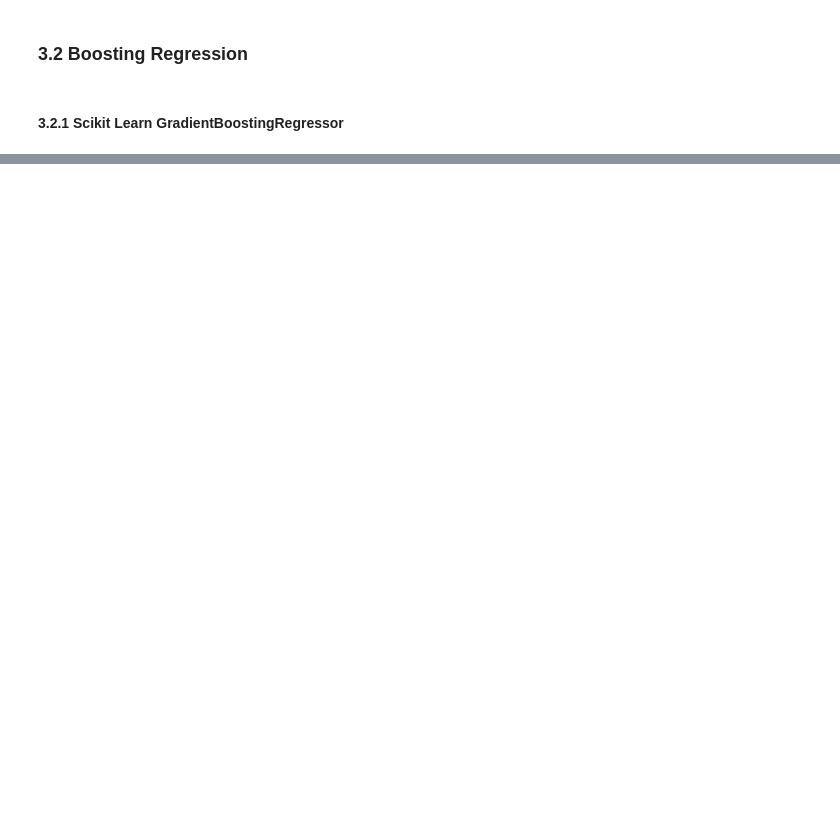
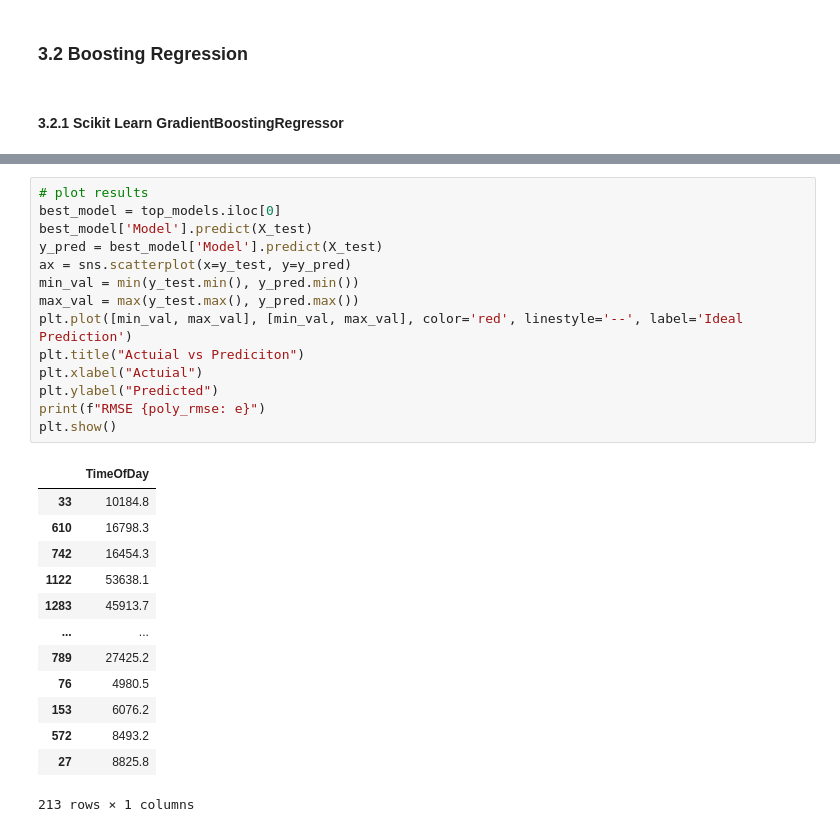
Before and after one commit to jestern001/MLA-Project, a Jupyter notebook: Project/NighttimeNO2Prediction.ipynb, the cells around one changed output, grey strips where cells are left out. Cells and saved outputs as stored; diff of their text form; blank space fills up the shorter version.

```diff
--- a/Project/NighttimeNO2Prediction.ipynb
+++ b/Project/NighttimeNO2Prediction.ipynb
@@ -845,0 +886,28 @@ It looks like a learning rate of 0.005 provides the best performance
+# %%
+# plot results
+best_model = top_models.iloc[0]
+best_model['Model'].predict(X_test)
+y_pred = best_model['Model'].predict(X_test)
+ax = sns.scatterplot(x=y_test, y=y_pred)
+min_val = min(y_test.min(), y_pred.min())
+max_val = max(y_test.max(), y_pred.max())
+plt.plot([min_val, max_val], [min_val, max_val], color='red', linestyle='--', label='Ideal Prediction')
+plt.title("Actuial vs Prediciton")
+plt.xlabel("Actuial")
+plt.ylabel("Predicted")
+print(f"RMSE {poly_rmse: e}")
+plt.show()
+# %% [output]
+|  | TimeOfDay |
+| 33 | 10184.8 |
+| 610 | 16798.3 |
+| 742 | 16454.3 |
+| 1122 | 53638.1 |
+| 1283 | 45913.7 |
+| ... | ... |
+| 789 | 27425.2 |
+| 76 | 4980.5 |
+| 153 | 6076.2 |
+| 572 | 8493.2 |
+| 27 | 8825.8 |
+213 rows × 1 columns
```
Also changed, not shown: parts of 10 cells of this notebook, 6 other files.
